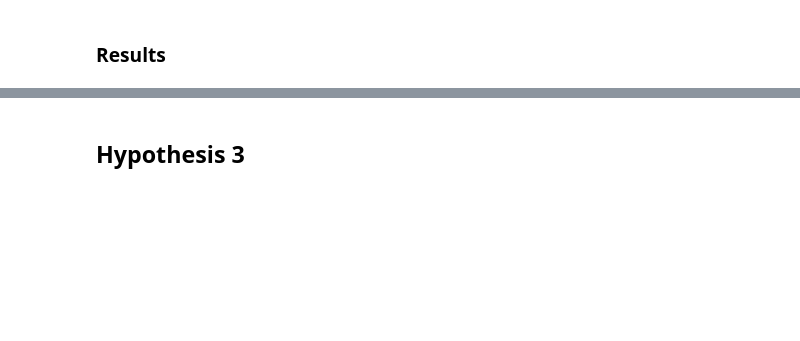
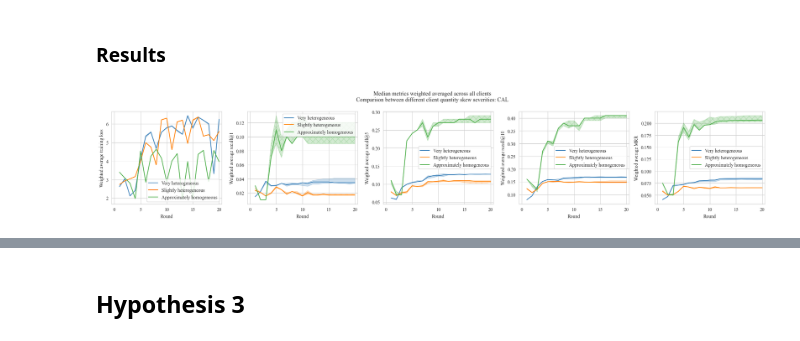
Before and after one commit to jackykwe/l361-project-next-poi-prediction, a Jupyter notebook: plotting/data_analysis_flashback.ipynb, the cells around one changed output, grey strips where cells are left out. Cells and saved outputs as stored; diff of their text form; code cells hidden in the pictures; blank space fills up the shorter version.

```diff
--- a/plotting/data_analysis_flashback.ipynb
+++ b/plotting/data_analysis_flashback.ipynb
@@ -903,3 +645,94 @@ plt.savefig(PLOTS_DESTINATION_DIR / "t.pdf", bbox_inches="tight")
     MAIN_RESULTS_ROOT / f"flashback=federated-pho-ha-d0p0-s{seed}" / "results" / "state" / "histories" / "history.json",
     MAIN_RESULTS_ROOT / f"flashback=federated-pho-sqs-d0p0-s{seed}" / "results" / "state" / "histories" / "history.json",
 ]
+# %%
+# Lists here are all of the form
+# [
+#     [length-NUM_ROUNDS list of weighted averaged metric for seed #1],
+#     [length-NUM_ROUNDS list of weighted averaged metric for seed #2],
+#     [length-NUM_ROUNDS list of weighted averaged metric for seed #3],
+# ]
+metric_groups = {
+    "training loss": {
+        "Very heterogeneous": [],
+        "Slightly heterogeneous": [],
+        "Approximately homogeneous": [],
+    },
+    "recall@1": {
+        "Very heterogeneous": [],
+        "Slightly heterogeneous": [],
+        "Approximately homogeneous": [],
+    },
+    "recall@5": {
+        "Very heterogeneous": [],
+        "Slightly heterogeneous": [],
+        "Approximately homogeneous": [],
+    },
+    "recall@10": {
+        "Very heterogeneous": [],
+        "Slightly heterogeneous": [],
+        "Approximately homogeneous": [],
+    },
+    "MRR": {
+        "Very heterogeneous": [],
+        "Slightly heterogeneous": [],
+        "Approximately homogeneous": [],
+    },
+}
+
+for seed in SEEDS:
+    history = read_from_jsonpath(MAIN_RESULTS_ROOT / f"flashback=federated-cal-ac-d0p0-s{seed}" / "results" / "state" / "histories" / "history.json")
+    metric_groups["training loss"]["Very heterogeneous"].append(np.array([v for round_num, v in history.metrics_distributed_fit]))
+    metric_groups["recall@1"]["Very heterogeneous"].append(np.array([v for round_num, v in history.metrics_distributed.recall_at_1]))
+    metric_groups["recall@5"]["Very heterogeneous"].append(np.array([v for round_num, v in history.metrics_distributed.recall_at_5]))
+    metric_groups["recall@10"]["Very heterogeneous"].append(np.array([v for round_num, v in history.metrics_distributed.recall_at_10]))
+    metric_groups["MRR"]["Very heterogeneous"].append(np.array([v for round_num, v in history.metrics_distributed.mean_reciprocal_rank]))
+
+    history = read_from_jsonpath(MAIN_RESULTS_ROOT / f"flashback=federated-cal-sqs-d0p0-s{seed}" / "results" / "state" / "histories" / "history.json")
+    metric_groups["training loss"]["Slightly heterogeneous"].append(np.array([v for round_num, v in history.metrics_distributed_fit]))
+    metric_groups["recall@1"]["Slightly heterogeneous"].append(np.array([v for round_num, v in history.metrics_distributed.recall_at_1]))
+    metric_groups["recall@5"]["Slightly heterogeneous"].append(np.array([v for round_num, v in history.metrics_distributed.recall_at_5]))
+    metric_groups["recall@10"]["Slightly heterogeneous"].append(np.array([v for round_num, v in history.metrics_distributed.recall_at_10]))
+    metric_groups["MRR"]["Slightly heterogeneous"].append(np.array([v for round_num, v in history.metrics_distributed.mean_reciprocal_rank]))
+
+    history = read_from_jsonpath(MAIN_RESULTS_ROOT / f"flashback=federated-cal-ha-d0p0-s{seed}" / "results" / "state" / "histories" / "history.json")
+    metric_groups["training loss"]["Approximately homogeneous"].append(np.array([v for round_num, v in history.metrics_distributed_fit]))
+    metric_groups["recall@1"]["Approximately homogeneous"].append(np.array([v for round_num, v in history.metrics_distributed.recall_at_1]))
+    metric_groups["recall@5"]["Approximately homogeneous"].append(np.array([v for round_num, v in history.metrics_distributed.recall_at_5]))
+    metric_groups["recall@10"]["Approximately homogeneous"].append(np.array([v for round_num, v in history.metrics_distributed.recall_at_10]))
+    metric_groups["MRR"]["Approximately homogeneous"].append(np.array([v for round_num, v in history.metrics_distributed.mean_reciprocal_rank]))
+
+heterogeneities = ("Very heterogeneous", "Slightly heterogeneous", "Approximately homogeneous")
+
+fig, axes = plt.subplots(1, len(metric_groups), figsize=(4 * len(metric_groups), 4), squeeze=False)
+X_AXIS_ALLOWANCE = 0.5
+NUM_ROUNDS = 20
+
+for j, (metric_label, metric_group) in enumerate(metric_groups.items()):
+    for k, dropout_probability in enumerate(heterogeneities):
+        axes[0, j].plot(
+            np.arange(1, NUM_ROUNDS + 1),
+            np.median(metric_group[dropout_probability], axis=0),
+            label=dropout_probability,
+            color=CB_color_cycle[k],
+            linestyle="solid"
+        )
+        axes[0, j].fill_between(
+            np.arange(1, NUM_ROUNDS + 1),
+            np.min(metric_group[dropout_probability], axis=0),
+            np.max(metric_group[dropout_probability], axis=0),
+            color=CB_color_cycle[k],
+            hatch=CB_hatch_cycle[k],
+            alpha=0.25
+        )
+    axes[0, j].legend()
+    axes[0, j].set_xlabel("Round")
+    axes[0, j].set_ylabel(f"Weighted average {metric_label}") #  (among per-round active clients)
+    axes[0, j].set_xlim((0 - X_AXIS_ALLOWANCE, 20 + X_AXIS_ALLOWANCE))
+
+fig.suptitle("Median metrics weighted averaged across all clients\nComparison between different client quantity skew severities: CAL")
+
+plt.tight_layout()
+plt.savefig(PLOTS_DESTINATION_DIR / "t.pdf", bbox_inches="tight")
+# %% [output]
+[figure, added]
```
Also changed, not shown: parts of 19 cells of this notebook.
